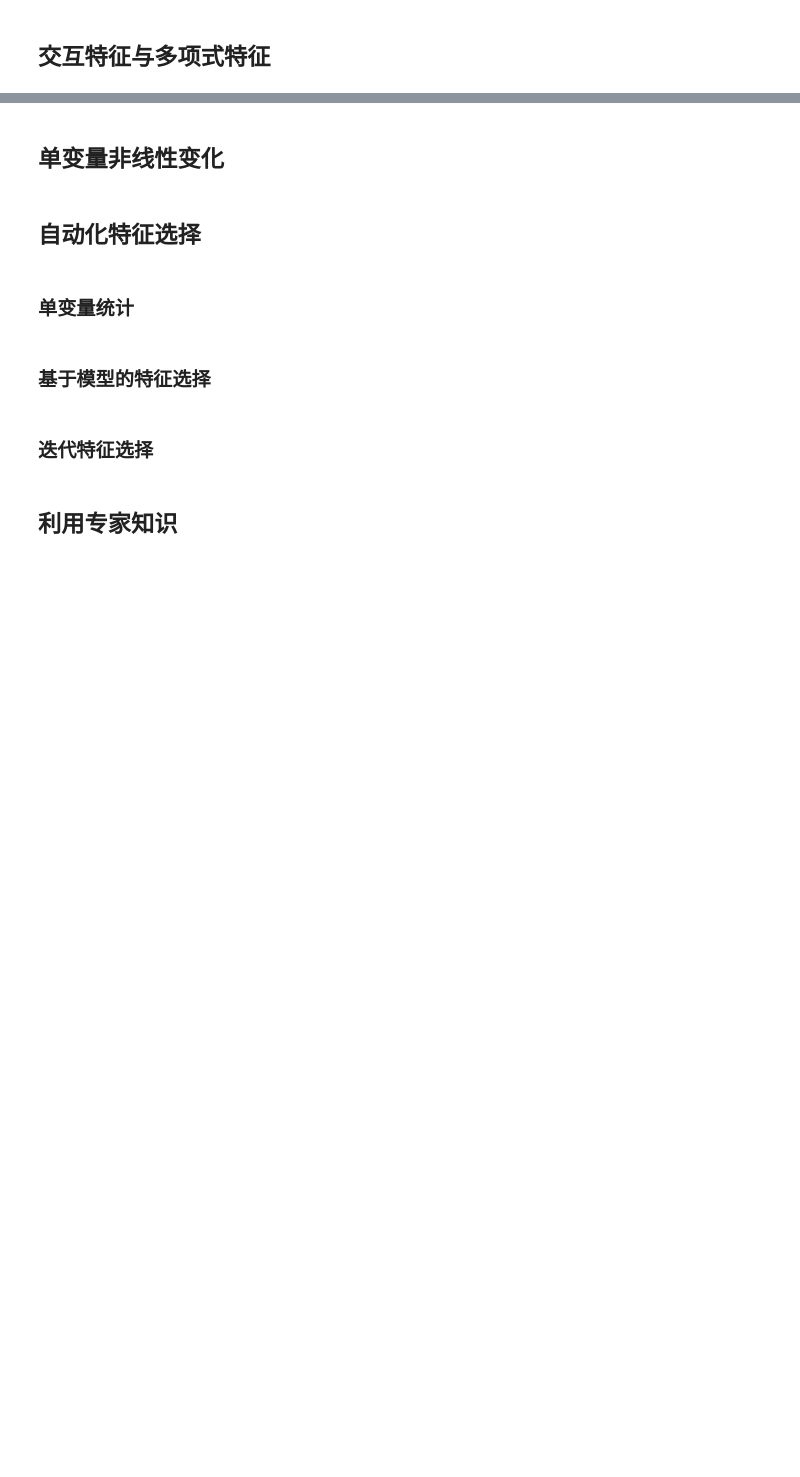
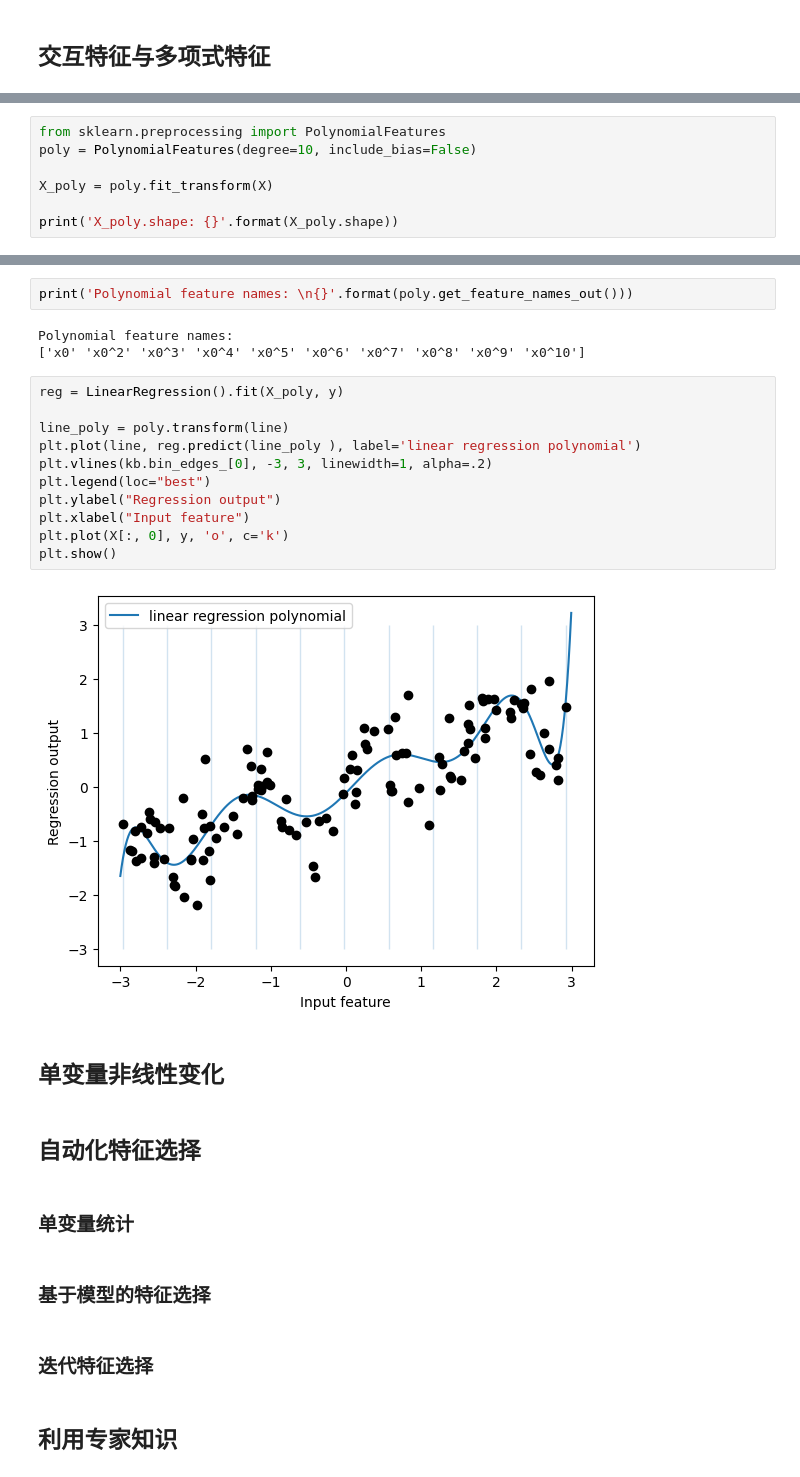
Before and after one commit to JPL-JUNO/Introduction-to-Machine-Learning-with-Python, a Jupyter notebook: Codes/Ch4.ipynb, the cells around one changed output, grey strips where cells are left out. Saved outputs shown, nothing was run; the diff lists cells and outputs as text; blank space fills up the shorter version.

```diff
--- a/Codes/Ch4.ipynb
+++ b/Codes/Ch4.ipynb
@@ -232,0 +382,7 @@ plt.show()
+# %%
+from sklearn.preprocessing import PolynomialFeatures
+poly = PolynomialFeatures(degree=10, include_bias=False)
+
+X_poly = poly.fit_transform(X)
+
+print('X_poly.shape: {}'.format(X_poly.shape))
@@ -233,3 +412,21 @@ plt.show()
+# %%
+print('Polynomial feature names: \n{}'.format(poly.get_feature_names_out()))
+# %% [output]
+Polynomial feature names:
+['x0' 'x0^2' 'x0^3' 'x0^4' 'x0^5' 'x0^6' 'x0^7' 'x0^8' 'x0^9' 'x0^10']
+# %%
+reg = LinearRegression().fit(X_poly, y)
+
+line_poly = poly.transform(line)
+plt.plot(line, reg.predict(line_poly ), label='linear regression polynomial')
+plt.vlines(kb.bin_edges_[0], -3, 3, linewidth=1, alpha=.2)
+plt.legend(loc="best")
+plt.ylabel("Regression output")
+plt.xlabel("Input feature")
+plt.plot(X[:, 0], y, 'o', c='k')
+plt.show()
+# %% [output]
+[figure, added]
 # %% [markdown]
 ## 单变量非线性变化
 # %% [markdown]
```
Also changed, not shown: parts of 17 cells of this notebook, 3 other files.
